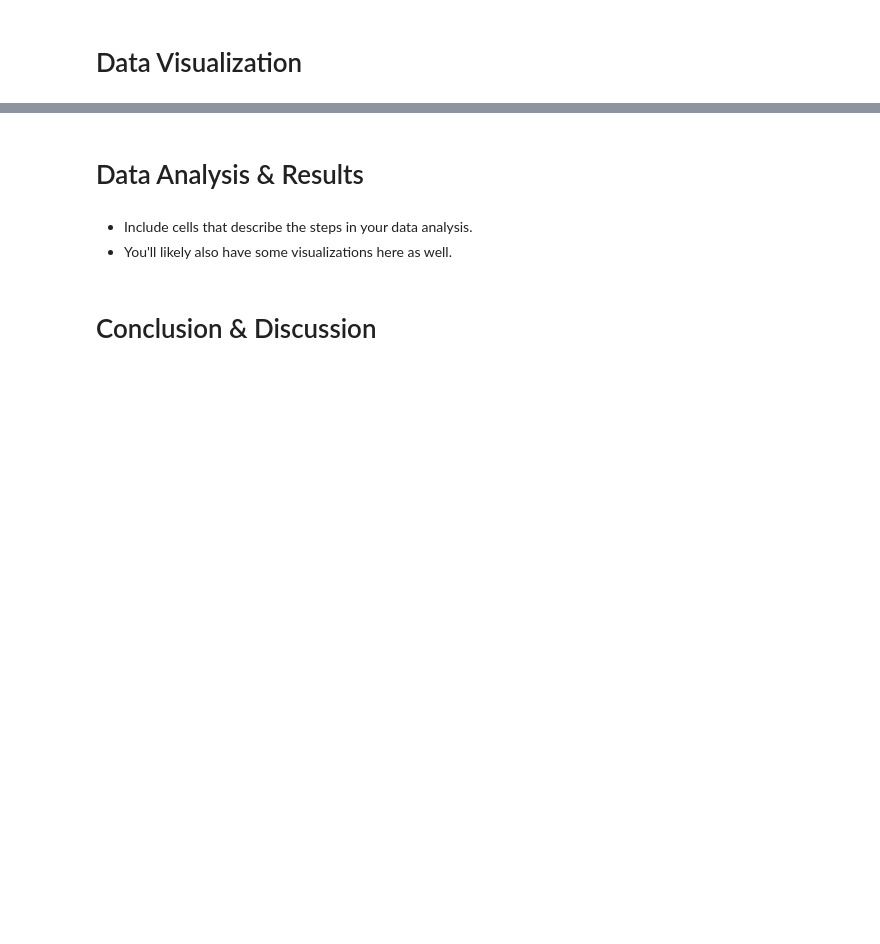
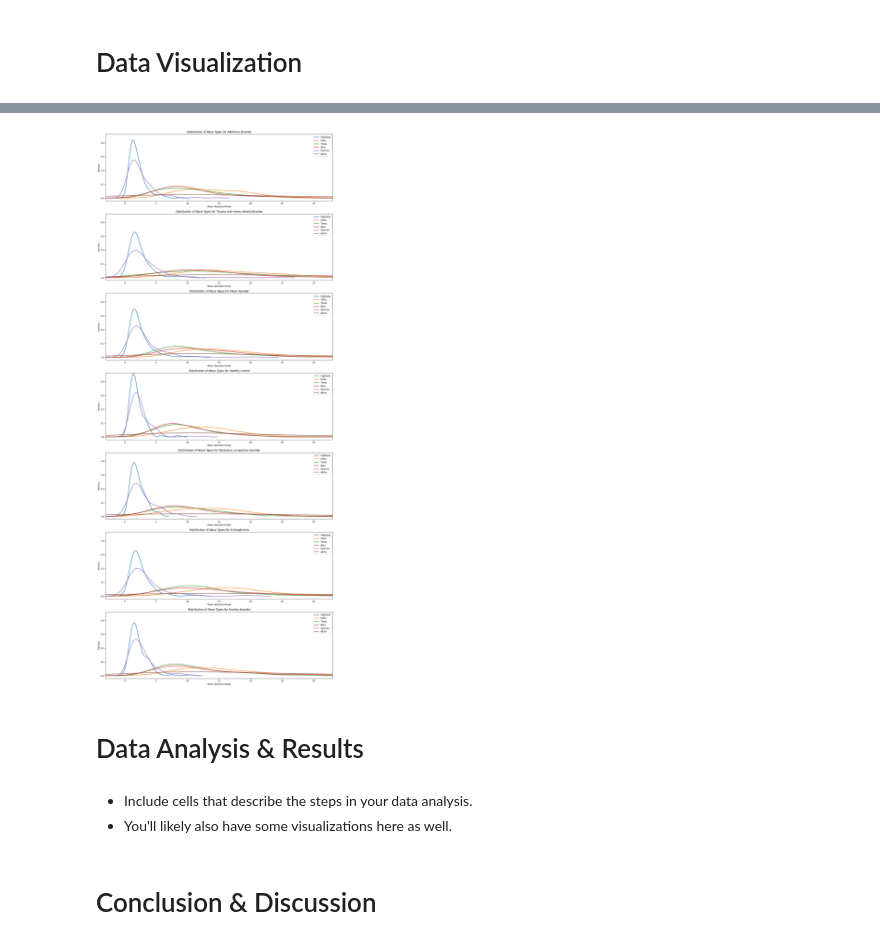
Before and after one commit to holliwood8/138-project, a Jupyter notebook: FinalProject-GroupXYZ.ipynb, the cells around one changed output, grey strips where cells are left out. Drawn from its saved outputs; the diff is of its cells as text; code cells hidden in the pictures; blank space fills up the shorter version.

Commit message:
plot done :)

```diff
--- a/FinalProject-GroupXYZ.ipynb
+++ b/FinalProject-GroupXYZ.ipynb
@@ -61,3 +62,3 @@ import matplotlib.pyplot as plt
 # %%
-df=pd.read_csv('EEG.machinelearing_data_BRMH.csv')
+df_eeg=pd.read_csv('EEG.machinelearing_data_BRMH.csv')
 # %%
@@ -93,0 +96,5 @@ Index(['no.', 'sex', 'age', 'eeg.date', 'education', 'IQ', 'main.disorder',
+# %%
+# drop non-eeg columns, including specific disorder
+cols_to_drop = ['sex', 'age', 'eeg.date', 'education', 'IQ', 'specific.disorder', 'Unnamed: 122']
+df = df_eeg.copy().drop(cols_to_drop, axis=1)
+df.head()
@@ -135,3 +173,40 @@ https://www.kaggle.com/code/lazygene/visualising-pre-processed-eeg-data
+# %%
+# Filter columns that start with "AB"
+ab_columns = [col for col in df.columns if col.startswith('AB')]
+
+# define wave types
+def get_wave_type(col_name):
+    parts = col_name.split('.')
+    return parts[2] if len(parts) > 2 else 'unknown'
+wave_types = {col: get_wave_type(col) for col in ab_columns}
+# Plotting function
+def calculate_mean(df):
+    wave_summaries = {}
+    for wave_type in set(wave_types.values()):
+        cols_to_plot = [col for col, wave in wave_types.items() if wave == wave_type]
+        if cols_to_plot:
+            wave_summaries[wave_type] = df[cols_to_plot].mean(axis=1)
+    return wave_summaries
+
+fig, axes = plt.subplots(7, 1, figsize=(15, 35))
+# Iterate over each main.disorder
+for i, disorder in enumerate(df['main.disorder'].unique()):
+    df_disorder = df[df['main.disorder'] == disorder]
+    wave_summaries = calculate_mean(df_disorder)
+
+    for wave_type, values in wave_summaries.items():
+        sns.kdeplot(values, label=wave_type.capitalize(), fill=False, alpha=0.7, ax=axes[i], linewidth=3)
+    axes[i].set_xlim(-3, 33)
+    axes[i].set_ylim(-0.02, 0.462)
+    axes[i].set_title(f'Distribution of Wave Types for {disorder}')
+    axes[i].set_xlabel('Mean Absolute Power')
+    axes[i].set_ylabel('Density')
+    axes[i].legend()
+
+plt.tight_layout()
+plt.show()
+# %% [output]
+[figure, added]
 # %% [markdown]
 # Data Analysis & Results
 # %% [markdown]
```
Also changed, not shown: parts of 8 cells of this notebook.
